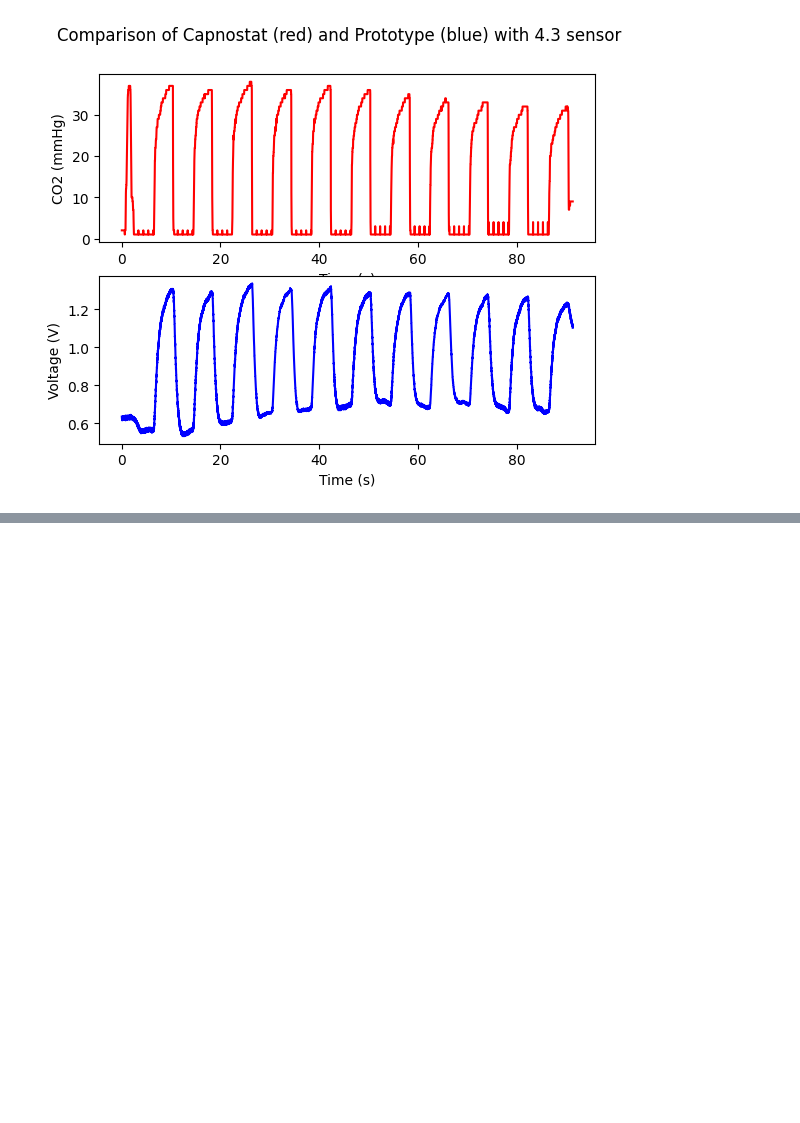
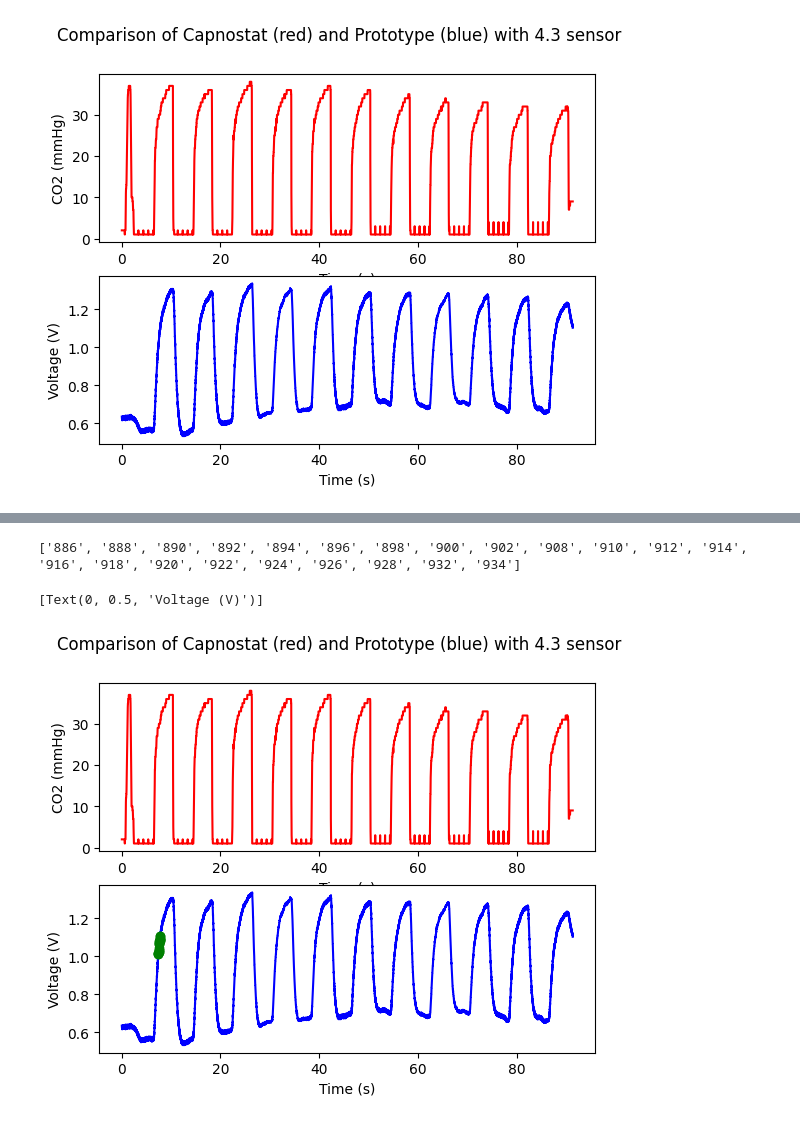
Before and after one commit to kthammana/DT5_Software, a Jupyter notebook: PeakDetection/cleanup_data.ipynb, the cells around one changed output, grey strips where cells are left out. Drawn from its saved outputs; the diff is of its cells as text; code cells hidden in the pictures; blank space fills up the shorter version.

```diff
--- a/PeakDetection/cleanup_data.ipynb
+++ b/PeakDetection/cleanup_data.ipynb
@@ -231,9 +251,11 @@ print(str(len(capno_cleandata)) + " " + str(len(co2_nonco2_diff)))
 # %%
 capno_file = "Data/capnostat_slow.txt"
 proto_file = "Data/prototype_slow.txt"
+proto_file2 = "Data/prototype_slow2.txt"
 
 c_fp = open(capno_file, "w")
 p_fp = open(proto_file, "w")
+p_fp2 = open(proto_file2, "w")
 
 c_fp.write(str(len(capno_time)) + "\n")
 for i in range(len(capno_time)):
@@ -243,5 +265,32 @@ p_fp.write(str(len(proto_time)) + "\n")
 for i in range(len(proto_time)):
     p_fp.write(str(proto_time[i]) + "," + str(co2[i]) + "\n")
 
+p_fp2.write(str(len(proto_time)) + "\n")
+for i in range(len(proto_time)):
+    p_fp2.write(str(smooth_co2[i]) + " ")
+
 c_fp.close()
 p_fp.close()
+p_fp2.close()
+# %%
+text_file = open("peak_results.txt", "r")
+indices = text_file.readline().split(",")
+size = len(indices)
+indices = indices[:size-1]
+print(indices)
+# %% [output]
+['886', '888', '890', '892', '894', '896', '898', '900', '902', '908', '910', '912', '914', '916', '918', '920', '922', '924', '926', '928', '932', '934']
+# %%
+fig, axs = plt.subplots(2)
+fig.suptitle("Comparison of Capnostat (red) and Prototype (blue) with 4.3 sensor")
+axs[0].plot(capno_time, capno_cleandata, color="red")
+axs[0].set(xlabel="Time (s)")
+axs[0].set(ylabel="CO2 (mmHg)")
+axs[1].plot(proto_time, co2, color="blue")
+for i in indices:
+    axs[1].plot(proto_time[int(i)],co2[int(i)], ls="", marker="o", color="green", label="points")
+axs[1].set(xlabel="Time (s)")
+axs[1].set(ylabel="Voltage (V)")
+# %% [output]
+[Text(0, 0.5, 'Voltage (V)')]
+[figure, added]
```
Also changed, not shown: parts of 1 cell of this notebook, 4 other files.
